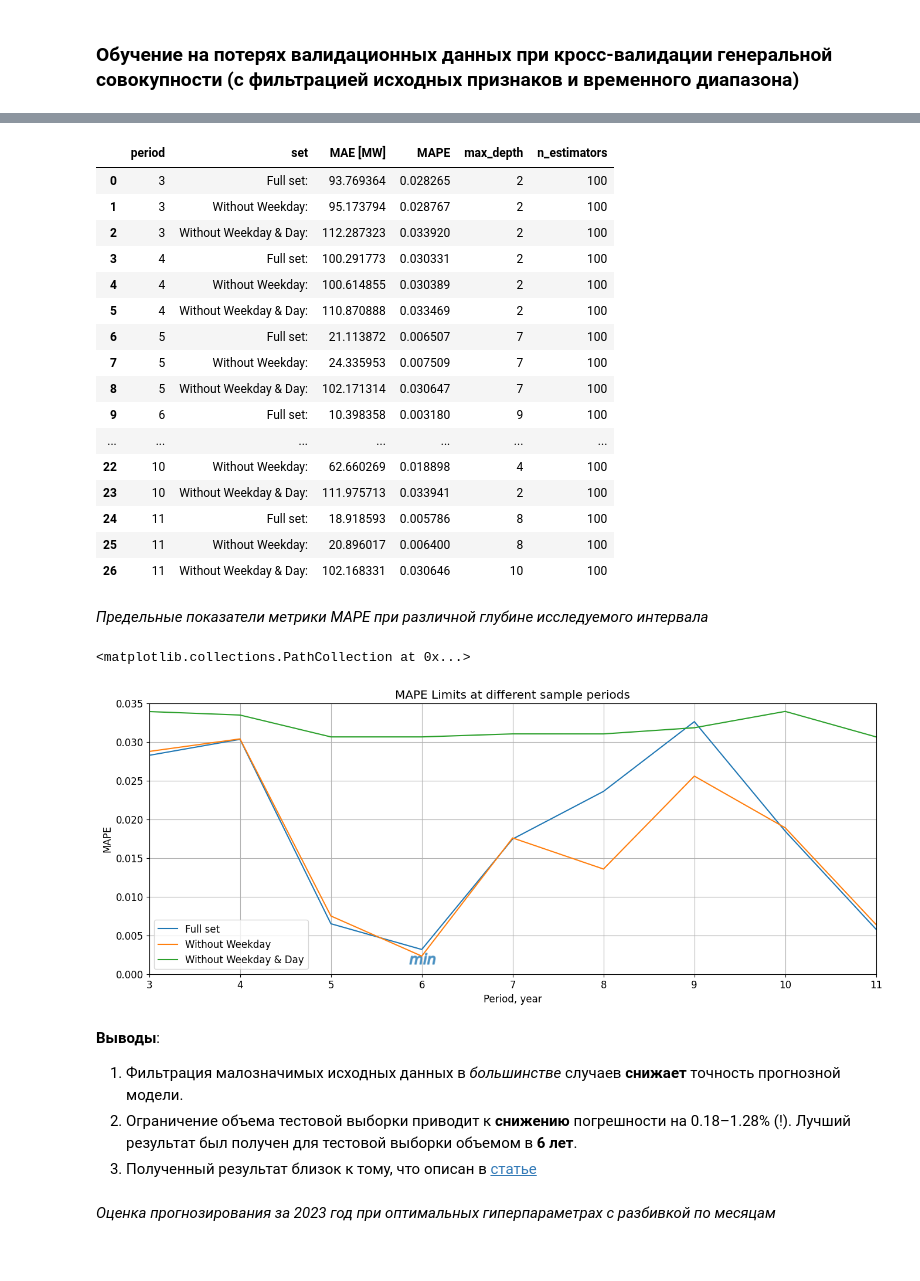
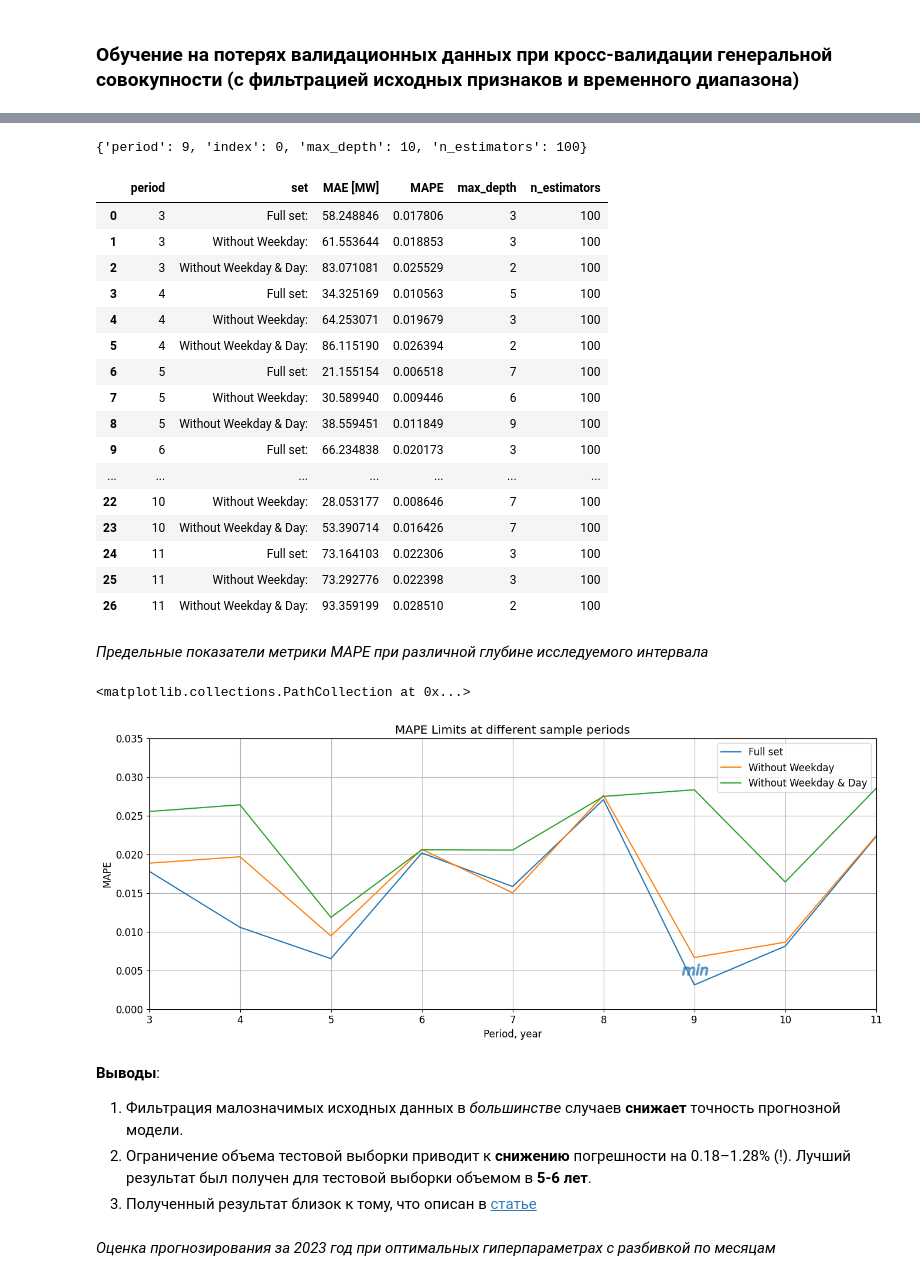
Before and after one commit to caapel/ForecastPowerEnergy, a Jupyter notebook: volume_energy_analisys(2023) XGBoost.ipynb, the cells around one changed output, grey strips where cells are left out. Saved outputs shown, nothing was run; the diff lists cells and outputs as text; code cells hidden in the pictures.

```diff
--- a/volume_energy_analisys(2023) XGBoost.ipynb
+++ b/volume_energy_analisys(2023) XGBoost.ipynb
@@ -365,18 +437,28 @@ features_table.sort_values(by='importance', ascending=False)
 %%time
 
 # поиск лучших гиперпараметров XGBoost с помощью сетки гиперпараметров
-df_boost_train = df[df['Year'] > 2020]  # формируем обучающий датафрейм
+df_boost_train = df_general[df_general['Year'] > 2020]  # формируем обучающий датафрейм
 df_boost_test = df_test.copy()
 
 XGB_search = GridSearchCV(estimator=xgb.XGBRegressor(tree_method = 'gpu_hist', n_estimators = 100),
-                          param_grid={'max_depth': range(2, 20)},
+                          param_grid={'max_depth': range(2, 10)},
                           scoring='neg_mean_absolute_percentage_error',
                           verbose = 0,
                           cv=3)
 
-XGB_search.fit(df_boost_train[['Year', 'Month', 'Day', 'Hour', 'Weekday']], df_boost_train['Volume'])
+XGB_search.fit(df_boost_train[['Year', 'Month', 'Day', 'Hour', 'Weekday', 'Temperature']], df_boost_train['Volume'])
 
 XGB_best = XGB_search.best_estimator_
 
-XGB_best.fit(df_boost_train[['Year', 'Month', 'Day', 'Hour', 'Weekday']], df_boost_train['Volume'])
+XGB_best.fit(df_boost_train[['Year', 'Month', 'Day', 'Hour', 'Weekday', 'Temperature']], df_boost_train['Volume'])
+
+# Предсказываем объемы потребления
+df_boost_test['Predicted'] = XGB_best.predict(df_boost_test[['Year', 'Month', 'Day', 'Hour', 'Weekday', 'Temperature']])
+
+# Метрики качества прогноза
+print('MAE:', f"{MAE(df_boost_test['Predicted'], df_boost_test['Volume']):.2f} [MW]",
+      '\nMAPE:', f"{MAPE(df_boost_test['Predicted'], df_boost_test['Volume']):.2%}")
+
+hyper_params = XGB_best.get_params()
+print(f"max_depth: {hyper_params['max_depth']}, n_estimators: {hyper_params['n_estimators']}")
 # %% [output]
@@ -426,9 +484,9 @@ index = 0  # индекс узла сетки итогового датафре
 
 df_boost_test = df_test.copy()
 
-for time in range(2021, 2012, -1):
+for time in trange(2021, 2012, -1, desc=f"period progress"):  # виджет процесса расчёта оптимальных гиперпараметров
 
-    df_boost_train = df[df['Year'] >= time]  # формируем обучающий датафрейм под рассматриваемый интервал
+    df_boost_train = df_general[df_general['Year'] >= time]  # формируем обучающий датафрейм под рассматриваемый интервал
 
     for data in range(len(dataset)):  # выбор датасета
 
@@ -436,7 +494,7 @@ for time in range(2021, 2012, -1):
                           param_grid={'max_depth': range(2, 11)},
                           scoring='neg_mean_absolute_percentage_error',
                           verbose = 0,
-                          cv=3)
+                          cv=5)
 
         XGB_search.fit(df_boost_train[dataset[data]], df_boost_train['Volume'].values)
 
@@ -463,20 +521,30 @@ Wall time: 5min 10s
 # %%
+i = df_general_result.MAPE.idxmin()  # позиция df_general_result с лучшим результатом
+
+best_HP = {'period': df_general_result.period[i],   # оптимальный временной период
+            'index': messages.index(df_general_result.set[i]),  # индекс оптимального датасета
+            'max_depth': df_general_result.max_depth[i],   # отпимальная глубина дерева
+            'n_estimators': df_general_result.n_estimators[i]}  # оптимальное колличество деревьев
+
+print(best_HP)
+
 df_general_result.style.highlight_min(color='yellowgreen', subset='MAPE')
 # %% [output]
+{'period': 9, 'index': 0, 'max_depth': 10, 'n_estimators': 100}
 |  | period | set | MAE [MW] | MAPE | max_depth | n_estimators |
-| 0 | 3 | Full set: | 93.769364 | 0.028265 | 2 | 100 |
-| 1 | 3 | Without Weekday: | 95.173794 | 0.028767 | 2 | 100 |
-| 2 | 3 | Without Weekday & Day: | 112.287323 | 0.033920 | 2 | 100 |
-| 3 | 4 | Full set: | 100.291773 | 0.030331 | 2 | 100 |
-| 4 | 4 | Without Weekday: | 100.614855 | 0.030389 | 2 | 100 |
-| 5 | 4 | Without Weekday & Day: | 110.870888 | 0.033469 | 2 | 100 |
-| 6 | 5 | Full set: | 21.113872 | 0.006507 | 7 | 100 |
-| 7 | 5 | Without Weekday: | 24.335953 | 0.007509 | 7 | 100 |
-| 8 | 5 | Without Weekday & Day: | 102.171314 | 0.030647 | 7 | 100 |
-| 9 | 6 | Full set: | 10.398358 | 0.003180 | 9 | 100 |
+| 0 | 3 | Full set: | 58.248846 | 0.017806 | 3 | 100 |
+| 1 | 3 | Without Weekday: | 61.553644 | 0.018853 | 3 | 100 |
+| 2 | 3 | Without Weekday & Day: | 83.071081 | 0.025529 | 2 | 100 |
+| 3 | 4 | Full set: | 34.325169 | 0.010563 | 5 | 100 |
+| 4 | 4 | Without Weekday: | 64.253071 | 0.019679 | 3 | 100 |
+| 5 | 4 | Without Weekday & Day: | 86.115190 | 0.026394 | 2 | 100 |
+| 6 | 5 | Full set: | 21.155154 | 0.006518 | 7 | 100 |
+| 7 | 5 | Without Weekday: | 30.589940 | 0.009446 | 6 | 100 |
+| 8 | 5 | Without Weekday & Day: | 38.559451 | 0.011849 | 9 | 100 |
+| 9 | 6 | Full set: | 66.234838 | 0.020173 | 3 | 100 |
 | ... | ... | ... | ... | ... | ... | ... |
-| 22 | 10 | Without Weekday: | 62.660269 | 0.018898 | 4 | 100 |
-| 23 | 10 | Without Weekday & Day: | 111.975713 | 0.033941 | 2 | 100 |
-| 24 | 11 | Full set: | 18.918593 | 0.005786 | 8 | 100 |
-| 25 | 11 | Without Weekday: | 20.896017 | 0.006400 | 8 | 100 |
-| 26 | 11 | Without Weekday & Day: | 102.168331 | 0.030646 | 10 | 100 |
+| 22 | 10 | Without Weekday: | 28.053177 | 0.008646 | 7 | 100 |
+| 23 | 10 | Without Weekday & Day: | 53.390714 | 0.016426 | 7 | 100 |
+| 24 | 11 | Full set: | 73.164103 | 0.022306 | 3 | 100 |
+| 25 | 11 | Without Weekday: | 73.292776 | 0.022398 | 3 | 100 |
+| 26 | 11 | Without Weekday & Day: | 93.359199 | 0.028510 | 2 | 100 |
@@ -485,32 +559,32 @@ df_general_result.style.highlight_min(color='yellowgreen', subset='MAPE')
 # %%
 plot_gen = list()
 for i in range(len(messages)):
     plot_gen.append(df_general_result[df_general_result['set'] == messages[i]])
     plot_gen[i]=plot_gen[i][['period', 'MAPE']]
     plot_gen[i].set_index('period', inplace= True)
     plot_gen[i] = plot_gen[i].rename(columns={'MAPE': messages[i].rstrip()[:-1]})
 
 pd.concat([plot_gen[i] for i in range(3)], axis=1).plot(figsize=(16,6),
                                                         title='MAPE Limits at different sample periods',
                                                         xlim=(3, 11), ylim=(0, 0.035),
                                                         xlabel='Period, year',
                                                         ylabel='MAPE',
                                                         legend=True,
                                                         grid=True)
 
 plt.scatter(df_general_result.period[df_general_result.MAPE.idxmin()],
-            df_general_result.MAPE.min()-0.0003,
+            df_general_result.MAPE.min()+0.002,
             linewidth=1.5,
             marker='$min$',
             alpha=0.6,
             s=1000)
 # %% [output]
 <matplotlib.collections.PathCollection at 0x...>
-[figure, old version]
+[figure, new version]
 # %% [markdown]
 **Выводы**:
 1. Фильтрация малозначимых исходных данных в *большинстве* случаев **снижает** точность прогнозной модели.
-2. Ограничение объема тестовой выборки приводит к **снижению** погрешности на 0.18–1.28% (!). Лучший результат был получен для тестовой выборки объемом в **6 лет**.
+2. Ограничение объема тестовой выборки приводит к **снижению** погрешности на 0.18–1.28% (!). Лучший результат был получен для тестовой выборки объемом в **5-6 лет**.
 3. Полученный результат близок к тому, что описан в [статье](https://www.mdpi.com/2411-5134/8/5/114)
 # %% [markdown]
 *Оценка прогнозирования за 2023 год при оптимальных гиперпараметрах с разбивкой по месяцам*
```
Also changed, not shown: parts of 36 cells of this notebook, 1 other file.
